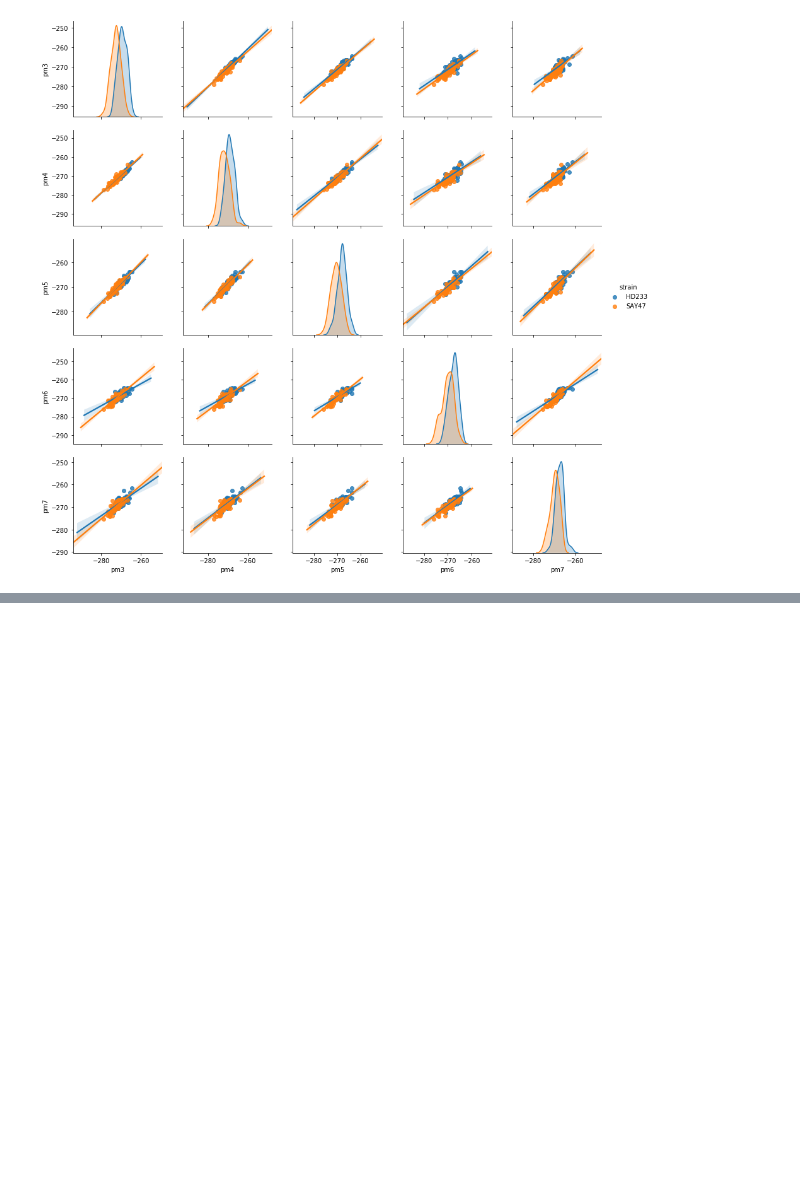
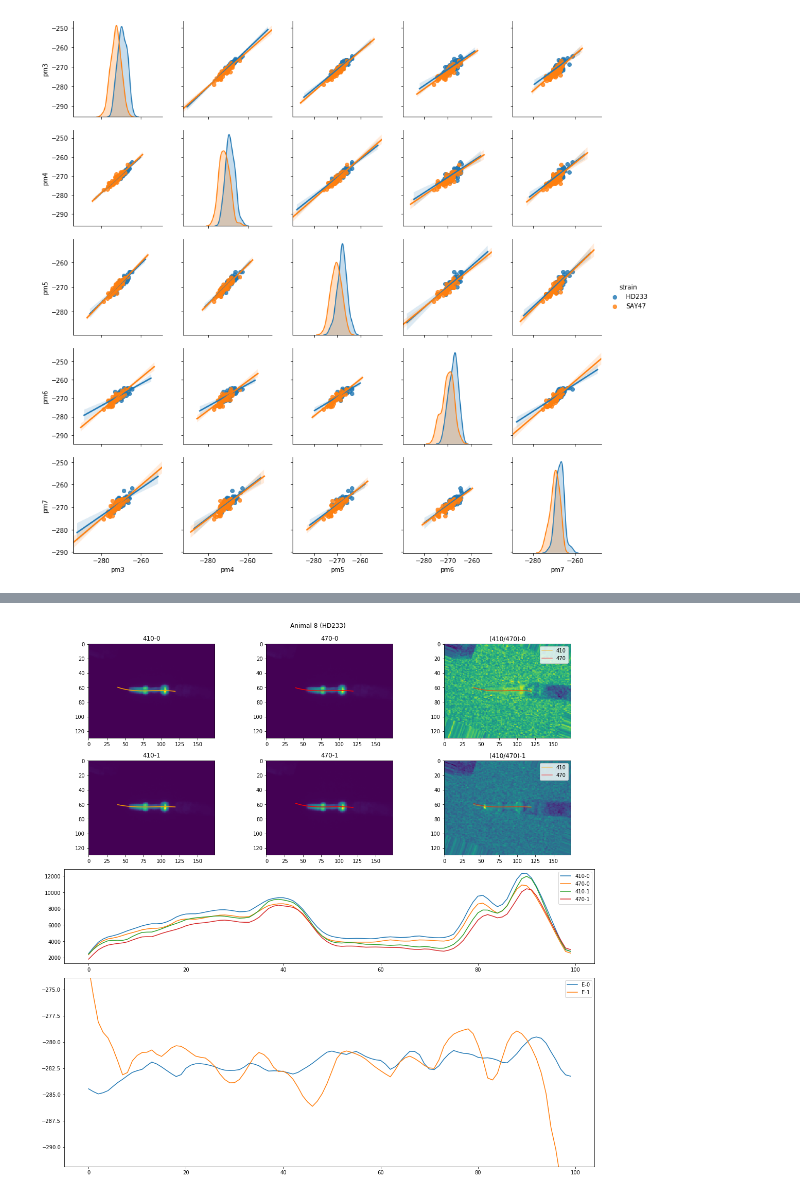
Before and after one commit to ApfeldLab/pharynx_redox, a Jupyter notebook: python/notebooks/Plotting Fun.ipynb, the cells around one changed output, grey strips where cells are left out. Saved outputs shown, nothing was run; the diff lists cells and outputs as text; code cells hidden in the pictures; blank space fills up the shorter version.

Commit message:
add plots, add progress bars

```diff
--- a/python/notebooks/Plotting Fun.ipynb
+++ b/python/notebooks/Plotting Fun.ipynb
@@ -128,0 +173,47 @@ plt.colorbar()
+# %%
+def diagnostic_plot(experiment, i):
+    fig = plt.figure(constrained_layout=True, figsize=(15,15))
+    gs = GridSpec(5,3, figure=fig)
+    midline_xs = np.arange(40,120)
+
+    for pair in range(ex.raw_image_data.pair.size):
+        i410 = ex.rot_fl.sel(wavelength='410', pair=pair).isel(strain=i)
+        i470 = ex.rot_fl.sel(wavelength='470', pair=pair).isel(strain=i)
+        ax = fig.add_subplot(gs[pair,0])
+        ax.imshow(i410)
+        ax.plot(midline_xs, ex.midlines[i]['410'][pair](midline_xs), color='orange')
+        ax.set_title(f'410-{pair}')
+
+        ax = fig.add_subplot(gs[pair,1])
+        ax.imshow(i470)
+        ax.plot(midline_xs, ex.midlines[i]['470'][pair](midline_xs), color='r')
+        ax.set_title(f'470-{pair}')
+
+        ax = fig.add_subplot(gs[pair,2])
+        ax.imshow(i410 / i470)
+        ax.plot(midline_xs, ex.midlines[i]['410'][pair](midline_xs), color='orange', label='410', alpha=0.5)
+        ax.plot(midline_xs, ex.midlines[i]['470'][pair](midline_xs), color='r', label='470', alpha=0.5)
+        ax.set_title(f'(410/470)-{pair}')
+        ax.legend()
+
+    ax = fig.add_subplot(gs[2,:])
+    for pair in range(ex.raw_image_data.pair.size):
+        ax.plot(ex.trimmed_intensity_data.sel(wavelength='410', pair=pair).isel(strain=i), label=f'410-{pair}')
+        ax.plot(ex.trimmed_intensity_data.sel(wavelength='470', pair=pair).isel(strain=i), label=f'470-{pair}')
+    ax.legend()
+
+
+    ax = fig.add_subplot(gs[3:,:])
+    for pair in range(ex.raw_image_data.pair.size):
+        ax.plot(ex.trimmed_intensity_data.sel(wavelength='e', pair=pair).isel(strain=i), label=f'E-{pair}')
+        ax.set_ylim([np.nanquantile(ex.trimmed_intensity_data.sel(wavelength='e').data, .01),
+                     np.nanquantile(ex.trimmed_intensity_data.sel(wavelength='e').data, .99)])
+    ax.legend()
+
+    plt.suptitle(f'Animal {i} ({ex.strains[i]})')
+
+    return fig
+# %%
+diagnostic_plot(ex, 8)
+# %% [output]
+[figure, added]
```
Also changed, not shown: parts of 8 cells of this notebook, 7 other files.
